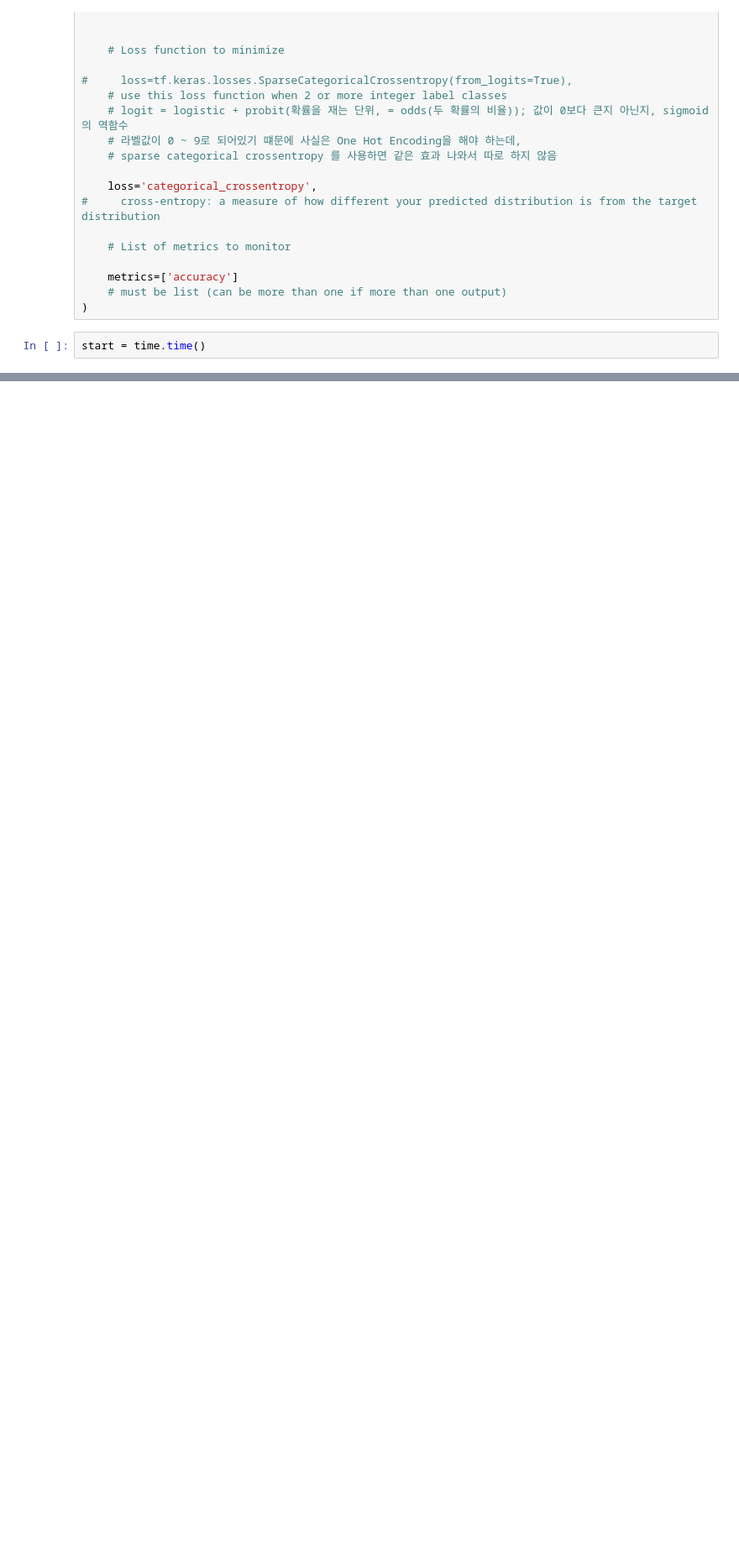
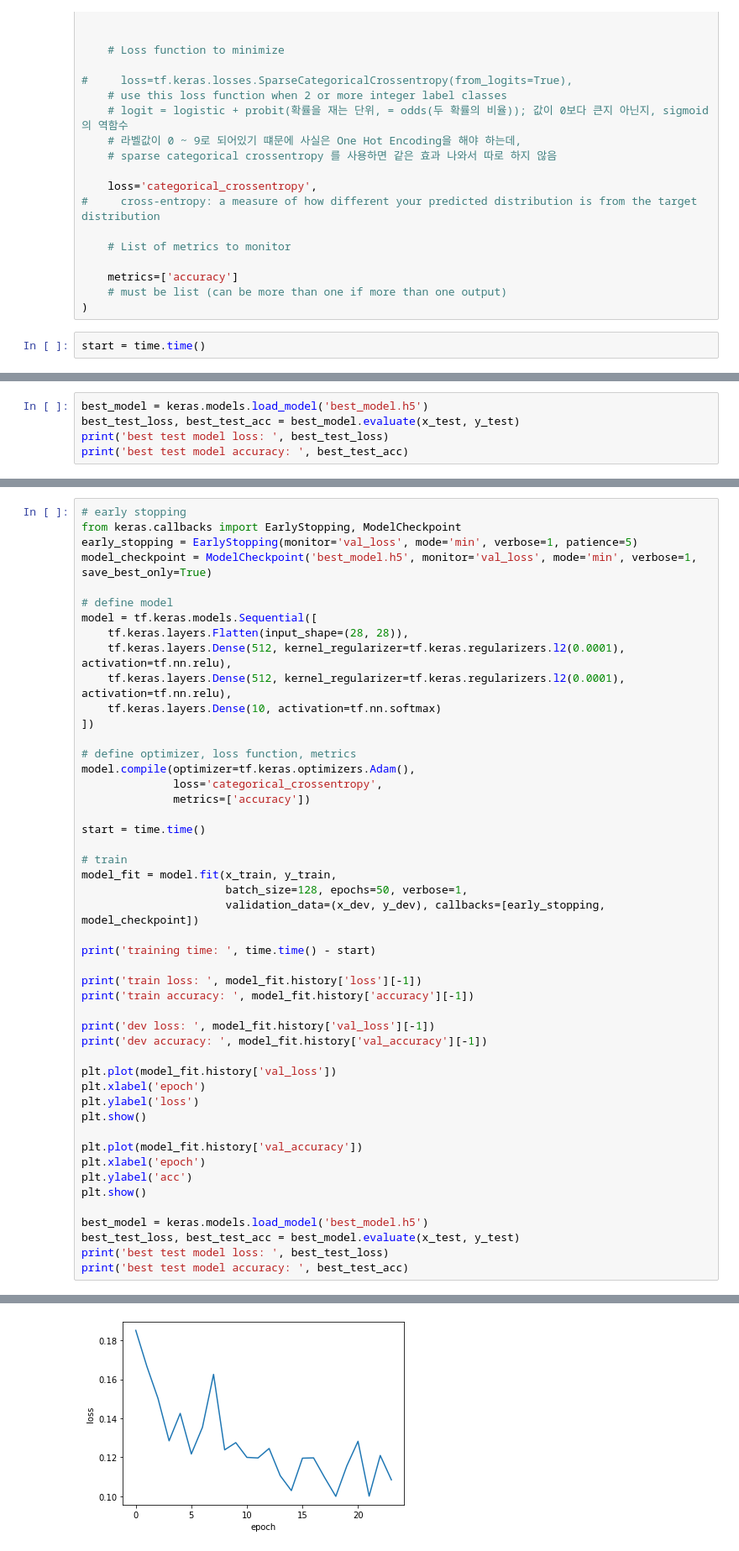
Before and after one commit to yimethan/computer_vision_study, a Jupyter notebook: week9_10/tensorflow_devset.ipynb, the cells around one changed output, grey strips where cells are left out. Shown at 84% size. Saved outputs shown, nothing was run; the diff lists cells and outputs as text; blank space fills up the shorter version.

```diff
--- a/week9_10/tensorflow_devset.ipynb
+++ b/week9_10/tensorflow_devset.ipynb
@@ -583,0 +584,5 @@ test accuracy:  0.9768999814987183
+# %%
+best_model = keras.models.load_model('best_model.h5')
+best_test_loss, best_test_acc = best_model.evaluate(x_test, y_test)
+print('best test model loss: ', best_test_loss)
+print('best test model accuracy: ', best_test_acc)
@@ -583,0 +593,49 @@ test accuracy:  0.9768999814987183
+# %%
+# early stopping
+from keras.callbacks import EarlyStopping, ModelCheckpoint
+early_stopping = EarlyStopping(monitor='val_loss', mode='min', verbose=1, patience=5)
+model_checkpoint = ModelCheckpoint('best_model.h5', monitor='val_loss', mode='min', verbose=1, save_best_only=True)
+
+# define model
+model = tf.keras.models.Sequential([
+    tf.keras.layers.Flatten(input_shape=(28, 28)),
+    tf.keras.layers.Dense(512, kernel_regularizer=tf.keras.regularizers.l2(0.0001), activation=tf.nn.relu),
+    tf.keras.layers.Dense(512, kernel_regularizer=tf.keras.regularizers.l2(0.0001), activation=tf.nn.relu),
+    tf.keras.layers.Dense(10, activation=tf.nn.softmax)
+])
+
+# define optimizer, loss function, metrics
+model.compile(optimizer=tf.keras.optimizers.Adam(),
+              loss='categorical_crossentropy',
+              metrics=['accuracy'])
+
+start = time.time()
+
+# train
+model_fit = model.fit(x_train, y_train,
+                      batch_size=128, epochs=50, verbose=1,
+                      validation_data=(x_dev, y_dev), callbacks=[early_stopping, model_checkpoint])
+
+print('training time: ', time.time() - start)
+
+print('train loss: ', model_fit.history['loss'][-1])
+print('train accuracy: ', model_fit.history['accuracy'][-1])
+
+print('dev loss: ', model_fit.history['val_loss'][-1])
+print('dev accuracy: ', model_fit.history['val_accuracy'][-1])
+
+plt.plot(model_fit.history['val_loss'])
+plt.xlabel('epoch')
+plt.ylabel('loss')
+plt.show()
+
+plt.plot(model_fit.history['val_accuracy'])
+plt.xlabel('epoch')
+plt.ylabel('acc')
+plt.show()
+
+best_model = keras.models.load_model('best_model.h5')
+best_test_loss, best_test_acc = best_model.evaluate(x_test, y_test)
+print('best test model loss: ', best_test_loss)
+print('best test model accuracy: ', best_test_acc)
+# %% [output]
@@ -583,0 +659 @@ test accuracy:  0.9768999814987183
+[figure, added]
```
Also changed, not shown: parts of 13 cells of this notebook, 1 other file.
